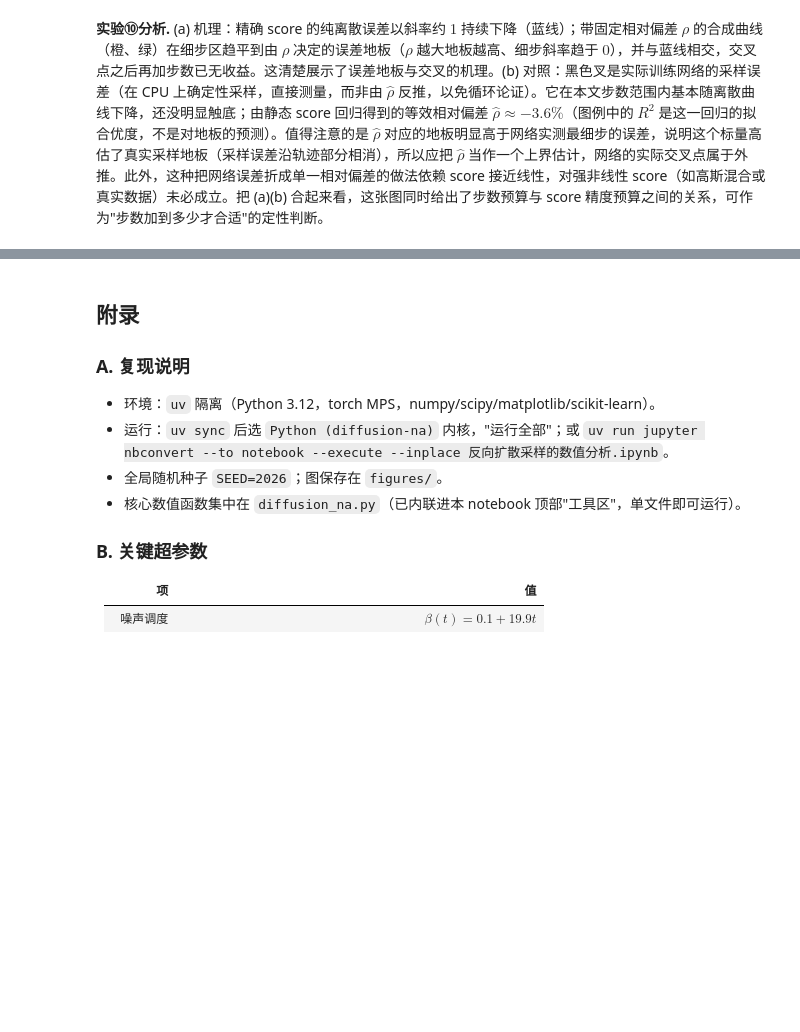
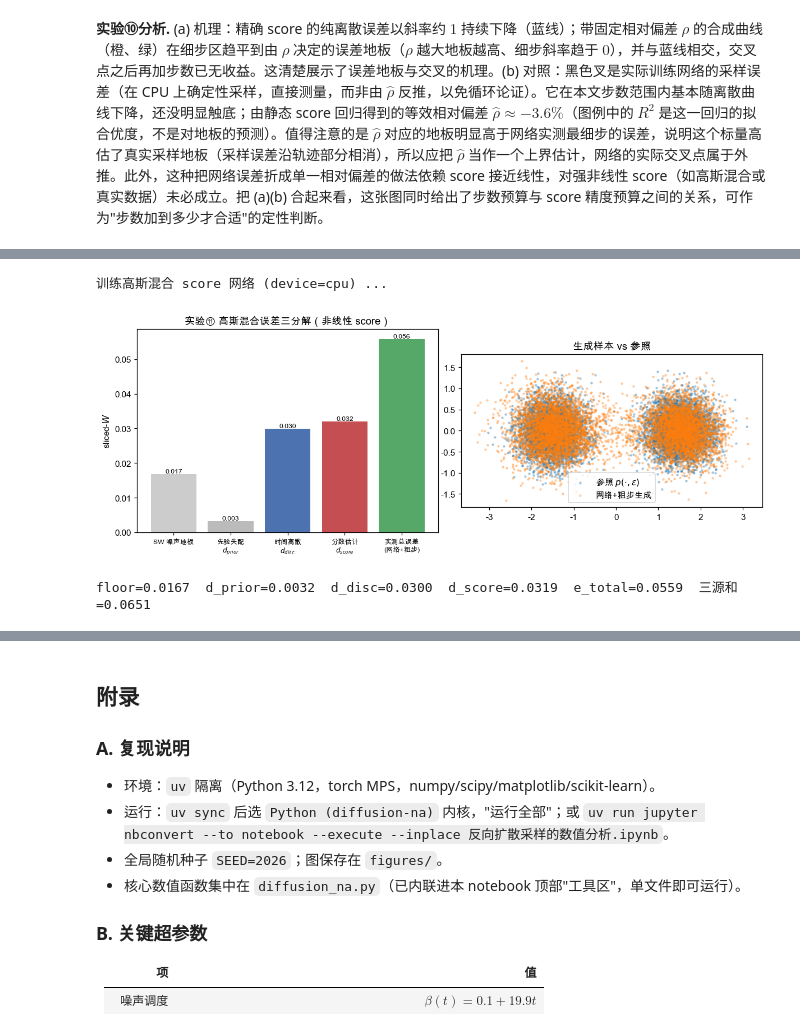
Before and after one commit to sii-nyc/Tutorial-AI4SC-SC4AI, a Jupyter notebook: Project-SC4AI-Diffusion-Sampling-NumericalAnalysis/反向扩散采样的数值分析.ipynb, the cells around one changed output, grey strips where cells are left out. Drawn from its saved outputs; the diff is of its cells as text; code cells hidden in the pictures; blank space fills up the shorter version.

```diff
--- a/Project-SC4AI-Diffusion-Sampling-NumericalAnalysis/反向扩散采样的数值分析.ipynb
+++ b/Project-SC4AI-Diffusion-Sampling-NumericalAnalysis/反向扩散采样的数值分析.ipynb
@@ -590,0 +603,52 @@ assert err_b2[-1] > err0[-1]       # 地板高于纯离散 -> 存在交叉
+# %%
+# 实验⑪：二维高斯混合（非线性 score）上的误差三分解
+means_g = np.array([[-1.5, 0.0], [1.5, 0.0]]); weights_g = np.array([0.5, 0.5]); s0g = 0.4
+n_g, N_fine, N_coarse, n_proj = 8000, 200, 20, 600
+
+def _sample_gmm(n, seed):
+    r = np.random.default_rng(seed); c = r.choice(2, size=n, p=weights_g)
+    return means_g[c] + s0g * r.standard_normal((n, 2))
+
+def _fwd_to_eps(x0, seed):          # 前向核加噪到 t=eps
+    r = np.random.default_rng(seed)
+    return dna.alpha(EPS) * x0 + np.sqrt(dna.sigma2(EPS)) * r.standard_normal(x0.shape)
+
+def _true_prior(n, seed):           # 真边缘 p(.,1) 的精确样本
+    r = np.random.default_rng(seed); x0 = _sample_gmm(n, seed + 100)
+    return dna.alpha(1.0) * x0 + np.sqrt(dna.sigma2(1.0)) * r.standard_normal((n, 2))
+
+exact_g = lambda x, t: dna.exact_score_gmm(x, t, means_g, weights_g, s0g)
+X_ref = _fwd_to_eps(_sample_gmm(n_g, 1), 2)                       # 解析参照
+print('训练高斯混合 score 网络 (device=%s) ...' % DEVICE)
+net_g = dna.train_score_net_data(_sample_gmm(3000, 0).astype(np.float32), n_iters=10000, device=DEVICE, seed=0)
+netg = lambda x, t: dna.eval_score_net(net_g, x, t, device=DEVICE)
+
+run = lambda score, N, x0, s: dna.reverse_sample(score, N, 'em', x0=x0, n_samples=n_g, dim=2, eps=EPS, seed=s)
+sw = lambda A, B, s: dna.sliced_wasserstein(A, B, n_proj=n_proj, seed=s)
+K = 3
+floor   = np.mean([sw(_fwd_to_eps(_sample_gmm(n_g, 30 + i), 40 + i), X_ref, i) for i in range(K)])
+d_prior = np.mean([sw(run(exact_g, N_fine, None, s),  run(exact_g, N_fine, _true_prior(n_g, s), s), s) for s in range(K)])
+d_disc  = np.mean([sw(run(exact_g, N_coarse, None, s), run(exact_g, N_fine, None, s), s) for s in range(K)])
+d_score = np.mean([sw(run(netg,    N_coarse, None, s), run(exact_g, N_coarse, None, s), s) for s in range(K)])
+e_total = np.mean([sw(run(netg,    N_coarse, None, s), X_ref, s) for s in range(K)])
+
+fig, ax = plt.subplots(1, 2, figsize=(11, 4.2))
+labels = ['SW 噪声地板', '先验失配\n$d_{prior}$', '时间离散\n$d_{disc}$', '分数估计\n$d_{score}$', '实测总误差\n(网络+粗步)']
+vals = [floor, d_prior, d_disc, d_score, e_total]
+ax[0].bar(range(5), vals, color=['#ccc', '#bbb', '#4C72B0', '#C44E52', '#55A868'])
+for i, v in enumerate(vals): ax[0].text(i, v, '%.3f' % v, ha='center', va='bottom', fontsize=8)
+ax[0].set_xticks(range(5)); ax[0].set_xticklabels(labels, fontsize=8)
+ax[0].set_ylabel('sliced-$W$'); ax[0].set_title('实验⑪ 高斯混合误差三分解（非线性 score）')
+Xc = run(netg, N_coarse, None, 0)
+ax[1].scatter(X_ref[:, 0], X_ref[:, 1], s=4, alpha=.3, label='参照 $p(\\cdot,\\varepsilon)$')
+ax[1].scatter(Xc[:, 0], Xc[:, 1], s=4, alpha=.3, label='网络+粗步生成')
+ax[1].set_aspect('equal'); ax[1].legend(); ax[1].set_title('生成样本 vs 参照')
+plt.tight_layout(); plt.savefig('figures/fig13_gmm_budget.png', bbox_inches='tight'); plt.show()
+print('floor=%.4f  d_prior=%.4f  d_disc=%.4f  d_score=%.4f  e_total=%.4f  三源和=%.4f'
+      % (floor, d_prior, d_disc, d_score, e_total, d_prior + d_disc + d_score))
+assert d_disc > 1.5 * floor and d_score > 1.5 * floor      # 离散、分数误差均显著高于噪声地板
+assert d_prior < d_disc and d_prior < d_score              # 先验失配最小
+# %% [output]
+训练高斯混合 score 网络 (device=cpu) ...
+[figure, added]
+floor=0.0167  d_prior=0.0032  d_disc=0.0300  d_score=0.0319  e_total=0.0559  三源和=0.0651
```
Also changed, not shown: parts of 5 cells of this notebook, 1 other file.
